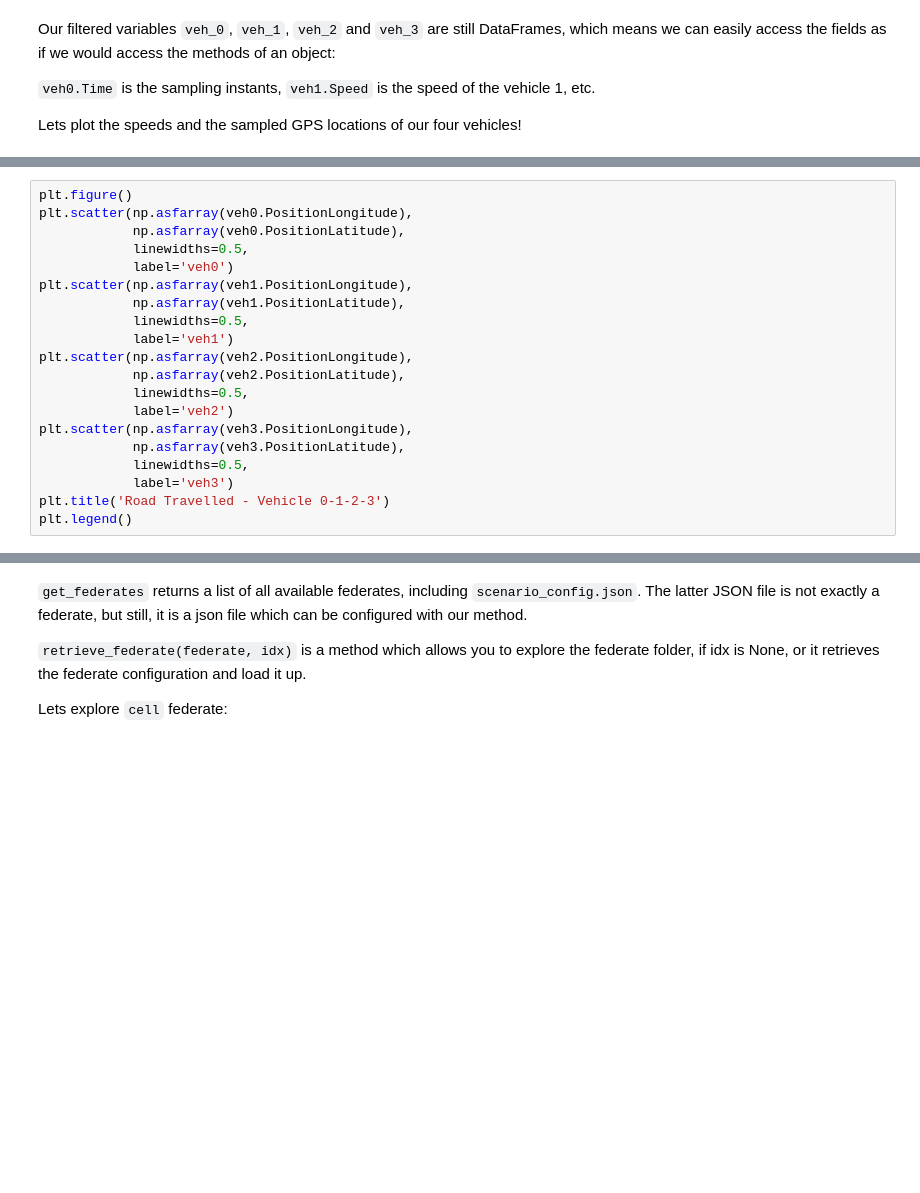
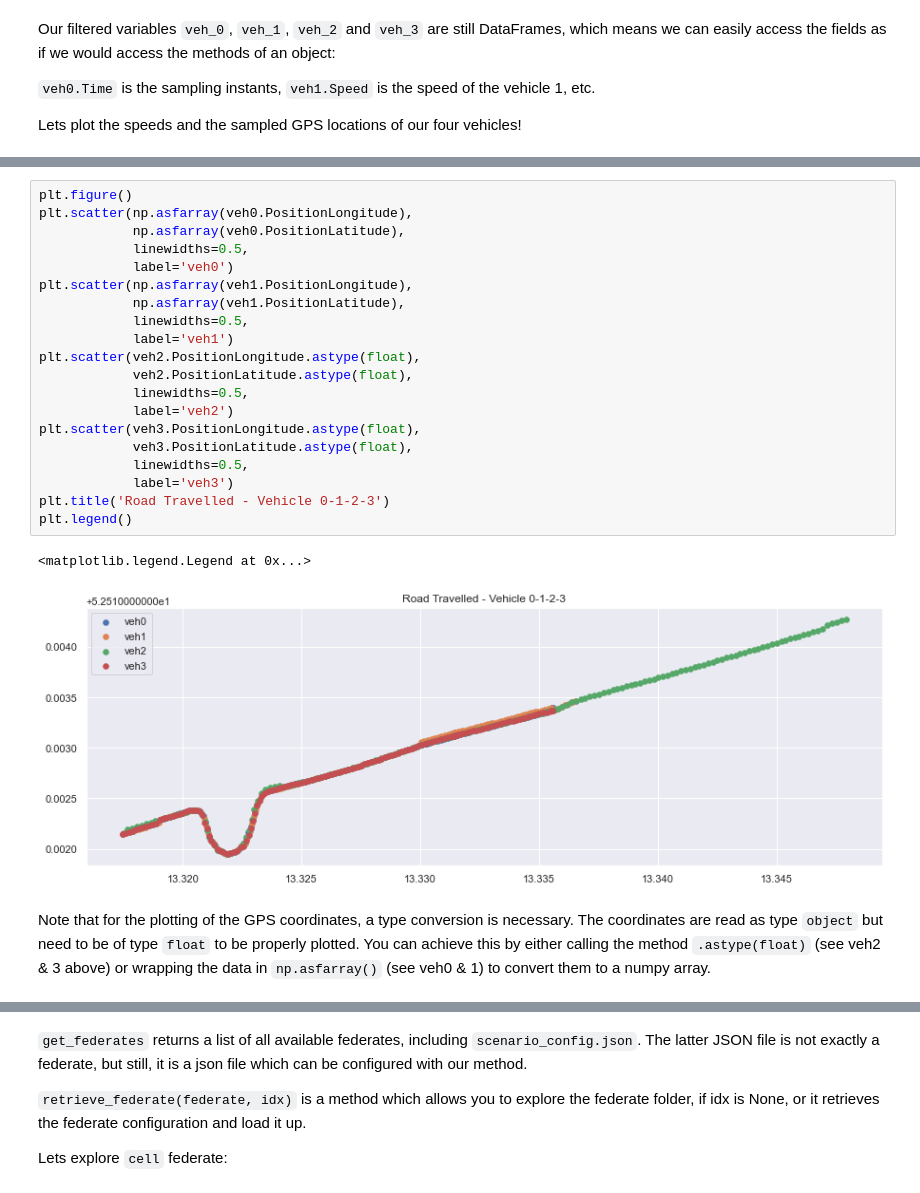
Before and after one commit to birnbaum/cid-workshop2, a Jupyter notebook: scripts/introduction_cid_tool.ipynb, the cells around one changed output, grey strips where cells are left out. Cells and saved outputs as stored; diff of their text form; blank space fills up the shorter version.

Commit message:
minor changes in wording and type conversion

```diff
--- a/scripts/introduction_cid_tool.ipynb
+++ b/scripts/introduction_cid_tool.ipynb
@@ -97,23 +161,28 @@ plt.legend()
 # %%
 plt.figure()
 plt.scatter(np.asfarray(veh0.PositionLongitude),
             np.asfarray(veh0.PositionLatitude),
             linewidths=0.5,
             label='veh0')
 plt.scatter(np.asfarray(veh1.PositionLongitude),
             np.asfarray(veh1.PositionLatitude),
             linewidths=0.5,
             label='veh1')
-plt.scatter(np.asfarray(veh2.PositionLongitude),
-            np.asfarray(veh2.PositionLatitude),
+plt.scatter(veh2.PositionLongitude.astype(float),
+            veh2.PositionLatitude.astype(float),
             linewidths=0.5,
             label='veh2')
-plt.scatter(np.asfarray(veh3.PositionLongitude),
-            np.asfarray(veh3.PositionLatitude),
+plt.scatter(veh3.PositionLongitude.astype(float),
+            veh3.PositionLatitude.astype(float),
             linewidths=0.5,
             label='veh3')
 plt.title('Road Travelled - Vehicle 0-1-2-3')
 plt.legend()
+# %% [output]
+<matplotlib.legend.Legend at 0x...>
+[figure, added]
+# %% [markdown]
+Note that for the plotting of the GPS coordinates, a type conversion is necessary. The coordinates are read as type `object` but need to be of type `float` to be properly plotted. You can achieve this by either calling the method `.astype(float)` (see veh2 & 3 above) or wrapping the data in `np.asfarray()` (see veh0 & 1) to convert them to a numpy array.
 # %% [markdown]
 ### Configuring the Federates
 
```
Also changed, not shown: parts of 17 cells of this notebook.
